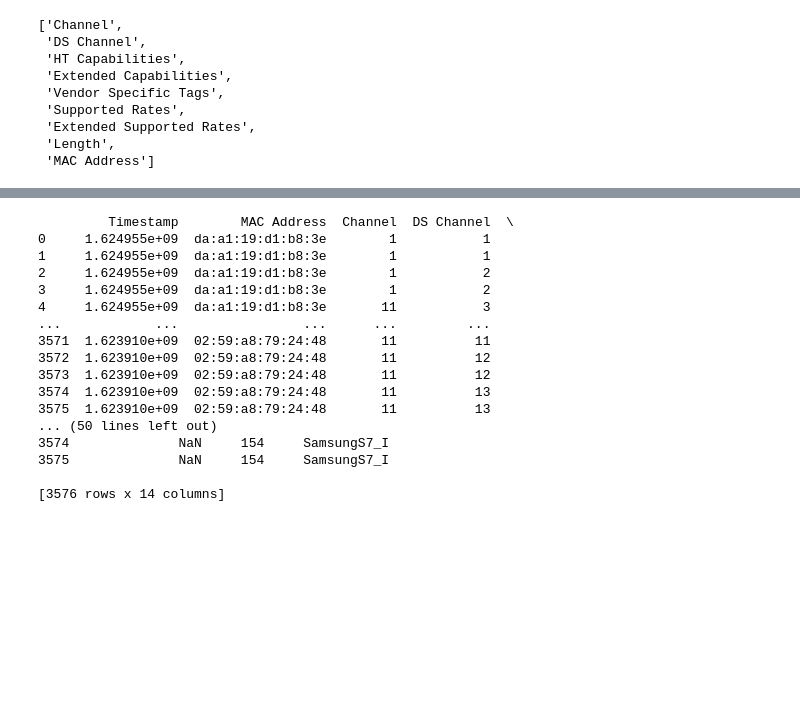
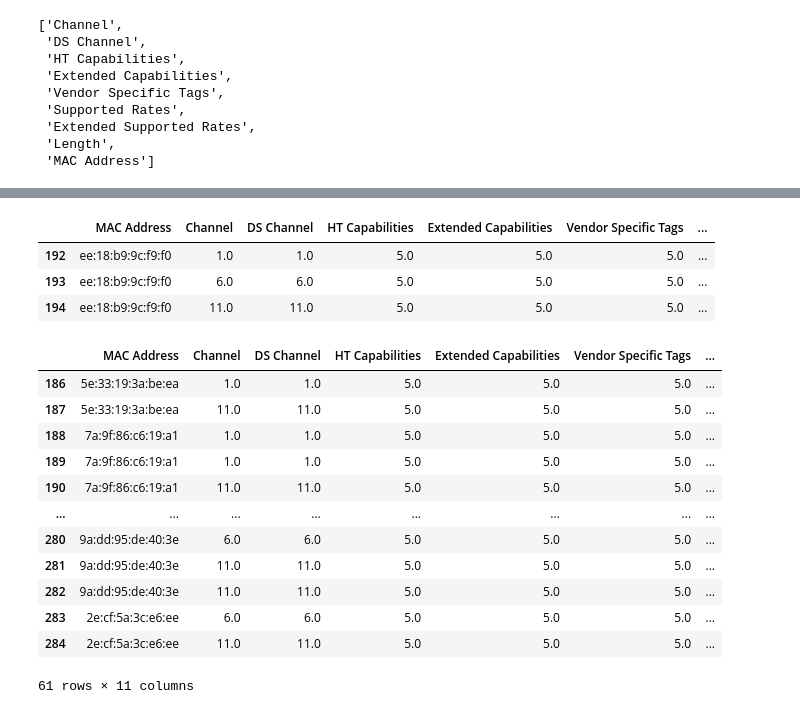
Before and after one commit to tugrul-kok/NMDA, a Jupyter notebook: HW3-MAC-De-Randomization/HW-3.ipynb, the cells around one changed output, grey strips where cells are left out. Drawn from its saved outputs; the diff is of its cells as text; code cells hidden in the pictures; blank space fills up the shorter version.

```diff
--- a/HW3-MAC-De-Randomization/HW-3.ipynb
+++ b/HW3-MAC-De-Randomization/HW-3.ipynb
@@ -250,3 +259,27 @@ plot_heatmap(best_df, "Label", "Cluster ID")
+# %%
+best_df[best_df['MAC Address'] == 'ee:18:b9:9c:f9:f0']
+# %% [output]
+|  | MAC Address | Channel | DS Channel | HT Capabilities | Extended Capabilities | Vendor Specific Tags | ... |
+| 192 | ee:18:b9:9c:f9:f0 | 1.0 | 1.0 | 5.0 | 5.0 | 5.0 | ... |
+| 193 | ee:18:b9:9c:f9:f0 | 6.0 | 6.0 | 5.0 | 5.0 | 5.0 | ... |
+| 194 | ee:18:b9:9c:f9:f0 | 11.0 | 11.0 | 5.0 | 5.0 | 5.0 | ... |
+# %%
+
+best_df[best_df['Cluster ID'] == 3]
+# %% [output]
+|  | MAC Address | Channel | DS Channel | HT Capabilities | Extended Capabilities | Vendor Specific Tags | ... |
+| 186 | 5e:33:19:3a:be:ea | 1.0 | 1.0 | 5.0 | 5.0 | 5.0 | ... |
+| 187 | 5e:33:19:3a:be:ea | 11.0 | 11.0 | 5.0 | 5.0 | 5.0 | ... |
+| 188 | 7a:9f:86:c6:19:a1 | 1.0 | 1.0 | 5.0 | 5.0 | 5.0 | ... |
+| 189 | 7a:9f:86:c6:19:a1 | 1.0 | 1.0 | 5.0 | 5.0 | 5.0 | ... |
+| 190 | 7a:9f:86:c6:19:a1 | 11.0 | 11.0 | 5.0 | 5.0 | 5.0 | ... |
+| ... | ... | ... | ... | ... | ... | ... | ... |
+| 280 | 9a:dd:95:de:40:3e | 6.0 | 6.0 | 5.0 | 5.0 | 5.0 | ... |
+| 281 | 9a:dd:95:de:40:3e | 11.0 | 11.0 | 5.0 | 5.0 | 5.0 | ... |
+| 282 | 9a:dd:95:de:40:3e | 11.0 | 11.0 | 5.0 | 5.0 | 5.0 | ... |
+| 283 | 2e:cf:5a:3c:e6:ee | 6.0 | 6.0 | 5.0 | 5.0 | 5.0 | ... |
+| 284 | 2e:cf:5a:3c:e6:ee | 11.0 | 11.0 | 5.0 | 5.0 | 5.0 | ... |
+61 rows × 11 columns
 # %%
 # Read csv files from challenge-dataset, and assign each of them to a different dataframe
 directory = 'challenge-dataset'
@@ -269,7 +294,6 @@ num_test_sets = 5
 
 # Dictionary to store random selections for each test set
 random_dfs = {f"Test Set {i+1}": [] for i in range(num_test_sets)}
-
 # Loop through each test set
 for i in range(num_test_sets):
     # Randomly select K dataframes for the current test set
@@ -280,30 +304,8 @@ for i in range(num_test_sets):
             selected_dfs = pd.concat([selected_dfs, challenge_dfs[index]], ignore_index=True)
         random_dfs[f"Test Set {i+1}"].append(selected_dfs)
 
-# Convert random_dfs dictionary into a dataframe
+    for index in range(0, len(challenge_dfs)):
+        selected_dfs = pd.concat([selected_dfs, challenge_dfs[index]], ignore_index=True)
+
 random_dfs_df = pd.DataFrame(random_dfs)
-
-# Display the second dataframe of the fourth test set
-test_set_index = 3  # Fourth test set (index is 3 because of zero-indexing)
-dataframe_index = 1  # Second dataframe (index is 1 because of zero-indexing)
-
-result_df = random_dfs_df.iloc[dataframe_index, test_set_index]
-print(result_df)
+del challenge_dfs
-# %% [output]
-         Timestamp        MAC Address  Channel  DS Channel  \
-0     1.624955e+09  da:a1:19:d1:b8:3e        1           1
-1     1.624955e+09  da:a1:19:d1:b8:3e        1           1
-2     1.624955e+09  da:a1:19:d1:b8:3e        1           2
-3     1.624955e+09  da:a1:19:d1:b8:3e        1           2
-4     1.624955e+09  da:a1:19:d1:b8:3e       11           3
-...            ...                ...      ...         ...
-3571  1.623910e+09  02:59:a8:79:24:48       11          11
-3572  1.623910e+09  02:59:a8:79:24:48       11          12
-3573  1.623910e+09  02:59:a8:79:24:48       11          12
-3574  1.623910e+09  02:59:a8:79:24:48       11          13
-3575  1.623910e+09  02:59:a8:79:24:48       11          13
-... (50 lines left out)
-3574              NaN     154     SamsungS7_I
-3575              NaN     154     SamsungS7_I
-
-[3576 rows x 14 columns]
```
Also changed, not shown: parts of 14 cells of this notebook.
